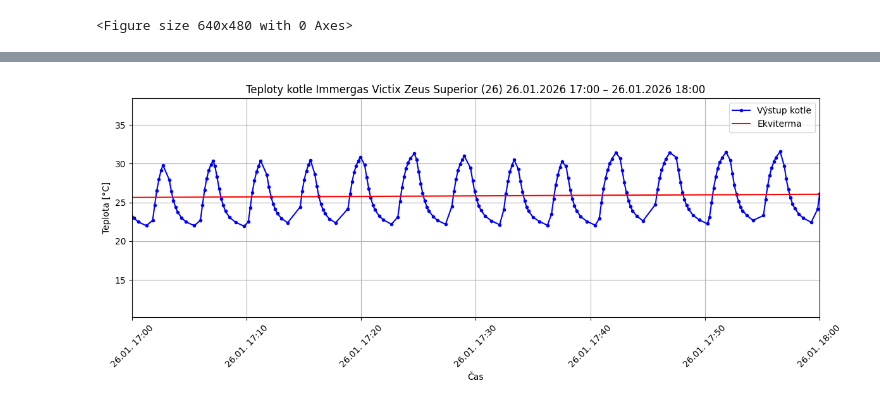
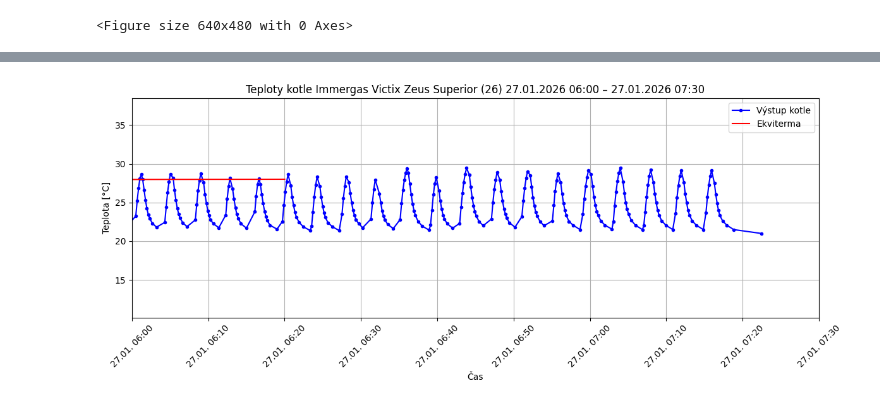
Before and after one commit to MarekCoderslab/Teploty_kotle, a Jupyter notebook: Teplota_kotle.ipynb, the cells around one changed output, grey strips where cells are left out. Drawn from its saved outputs; the diff is of its cells as text; code cells hidden in the pictures.

```diff
--- a/Teplota_kotle.ipynb
+++ b/Teplota_kotle.ipynb
@@ -159,36 +159,36 @@ import matplotlib.pyplot as plt
 import matplotlib.dates as mdates
 import pandas as pd
 
 # --- RUČNÍ NASTAVENÍ ČASOVÉHO OKNA ---
-start_time = pd.Timestamp("2026-01-26 17:00:00")
-end_time   = pd.Timestamp("2026-01-26 18:00:00")
+start_time = pd.Timestamp("2026-01-27 6:00:00")
+end_time   = pd.Timestamp("2026-01-27 7:30:00")
 
 plt.figure(figsize=(12,5))
 ax = plt.gca()
 
 # Kotel
 ax.plot(df["Time"], df["Value"], marker=".", color="blue", label="Výstup kotle")
 
 # Netatmo
 ax.plot(df_netatmo["time_local"], df_netatmo["Boiler_water"], color="red", label="Ekviterma")
 
 # --- APLIKACE ČASOVÉHO OKNA NA GRAF ---
 ax.set_xlim(start_time, end_time)
 
 # Formát osy X
 ax.xaxis.set_major_formatter(mdates.DateFormatter('%d.%m. %H:%M'))
 plt.xticks(rotation=45)
 
 plt.title(f"Teploty kotle Immergas Victix Zeus Superior (26) {start_time:%d.%m.%Y %H:%M} – {end_time:%d.%m.%Y %H:%M}")
 
 ax.set_xlabel("Čas")
 ax.set_ylabel("Teplota [°C]")
 plt.grid(True)
 plt.legend()
 plt.tight_layout()
 plt.show()
 # %% [output]
-[figure, old version]
+[figure, new version]
 # %%
 import pandas as pd
 import matplotlib.pyplot as plt
```
Also changed, not shown: parts of 6 cells of this notebook, 3 other files.
